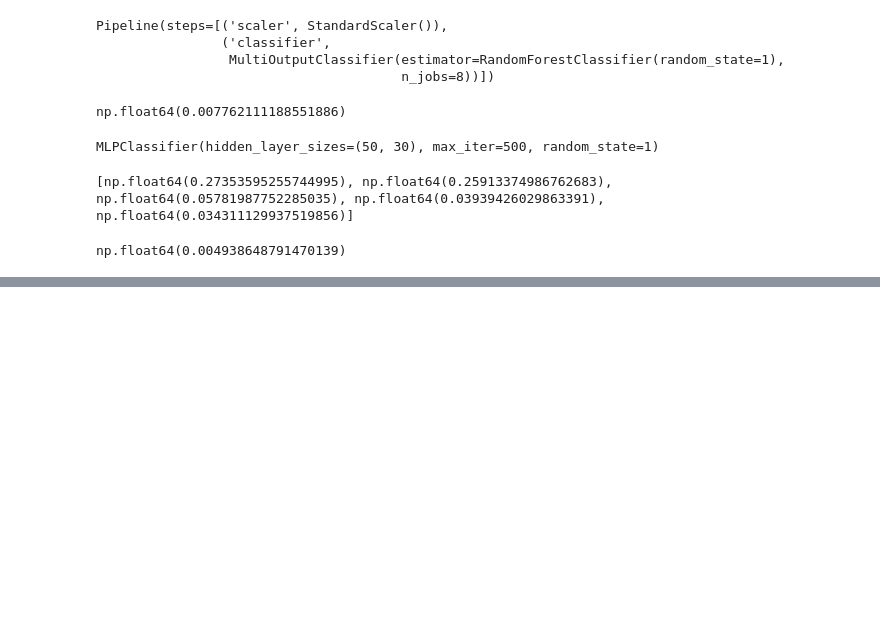
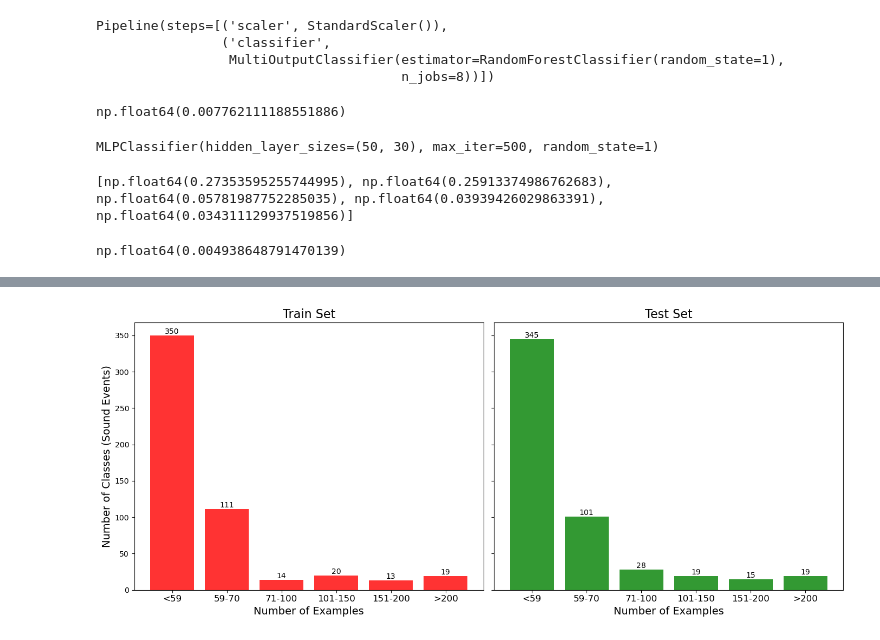
Before and after one commit to anshks/AudioSet-classification, a Jupyter notebook: analysis.ipynb, the cells around one changed output, grey strips where cells are left out. Saved outputs shown, nothing was run; the diff lists cells and outputs as text; code cells hidden in the pictures; blank space fills up the shorter version.

```diff
--- a/analysis.ipynb
+++ b/analysis.ipynb
@@ -190,0 +240,30 @@ np.float64(0.004938648791470139)
+# %%
+bins = [0, 59, 70, 100, 150, 200, float('inf')]
+bin_labels = ["<59", "59-70", "71-100", "101-150", "151-200", ">200"]
+
+train_binned_counts = np.histogram(label_count, bins=bins)[0]
+test_binned_counts = np.histogram(test_label_count, bins=bins)[0]
+
+x = np.arange(len(bin_labels))
+
+fig, axes = plt.subplots(1, 2, figsize=(14, 6), sharey=True)
+
+axes[0].bar(x, train_binned_counts, color='red', alpha=0.8)
+axes[0].set_title('Train Set', fontsize=16)
+axes[0].set_xlabel('Number of Examples', fontsize=14)
+axes[0].set_ylabel('Number of Classes (Sound Events)', fontsize=14)
+axes[0].set_xticks(x)
+axes[0].set_xticklabels(bin_labels, fontsize=12)
+axes[0].bar_label(axes[0].containers[0])
+
+axes[1].bar(x, test_binned_counts, color='green', alpha=0.8)
+axes[1].set_title('Test Set', fontsize=16)
+axes[1].set_xlabel('Number of Examples', fontsize=14)
+axes[1].set_xticks(x)
+axes[1].set_xticklabels(bin_labels, fontsize=12)
+axes[1].bar_label(axes[1].containers[0])
+
+plt.tight_layout()
+plt.show()
+# %% [output]
+[figure, added]
```
Also changed, not shown: parts of 25 cells of this notebook, 3 other files.
